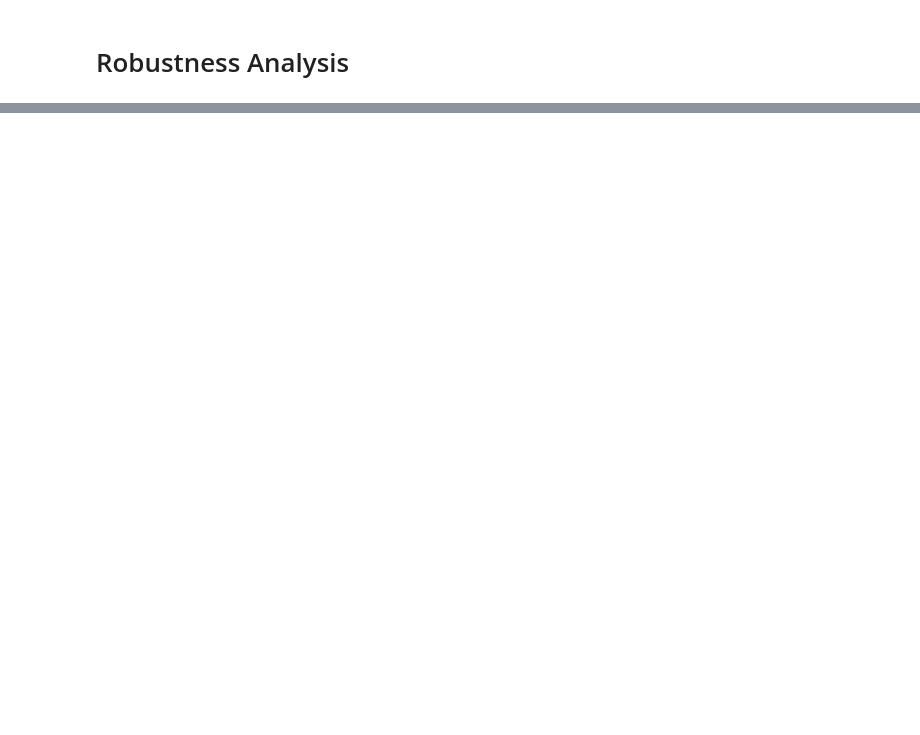
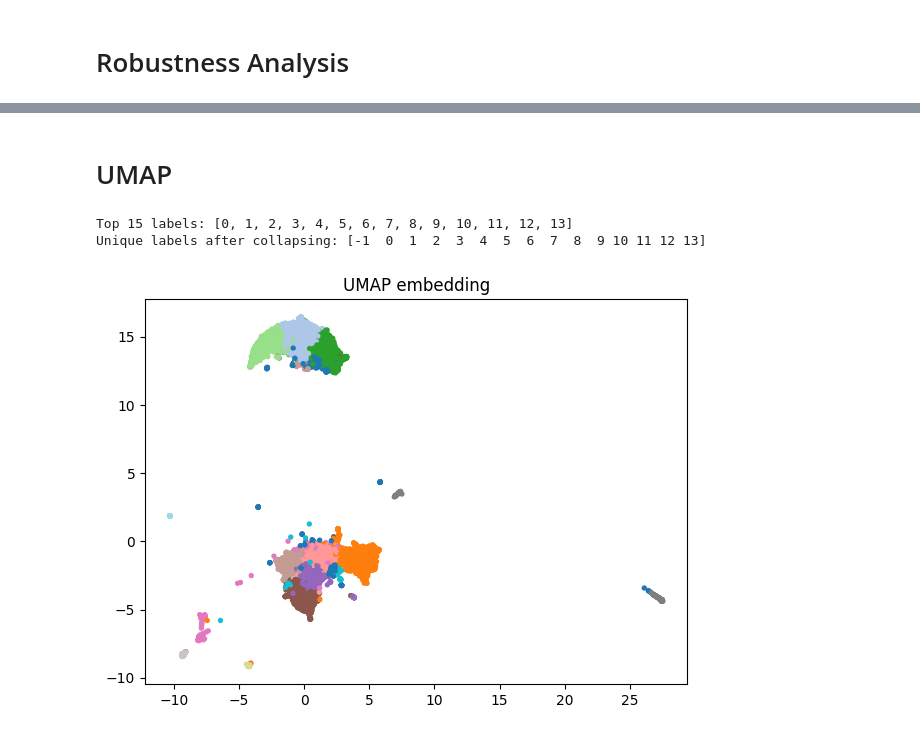
Before and after one commit to Monomanae/DDBC-hypergraph, a Jupyter notebook: Methods/DDBC/Diffusion_Distance_Based_Clustering.ipynb, the cells around one changed output, grey strips where cells are left out. Drawn from its saved outputs; the diff is of its cells as text; code cells hidden in the pictures; blank space fills up the shorter version.

```diff
--- a/Methods/DDBC/Diffusion_Distance_Based_Clustering.ipynb
+++ b/Methods/DDBC/Diffusion_Distance_Based_Clustering.ipynb
@@ -2134,0 +2192,2 @@ Median ARI: 0.7616582328174484
+# %% [markdown]
+# UMAP
@@ -2134,0 +2236,4 @@ Median ARI: 0.7616582328174484
+# %%
+diffusion_dist_padded = pad_rows_simple(ddm_agg, n_neighbors=num_neighbors)
+# %%
+diffusion_dist_agg_sym = knn_symmetric(diffusion_dist_padded, sym_method="average")
@@ -2134,0 +2270,23 @@ Median ARI: 0.7616582328174484
+# %%
+labels_collapsed, top15 = collapse_labels_top_k(labels, k=top_m, other_label=-1)
+
+print("Top 15 labels:", top15)
+print("Unique labels after collapsing:", np.unique(labels_collapsed))
+# %% [output]
+Top 15 labels: [0, 1, 2, 3, 4, 5, 6, 7, 8, 9, 10, 11, 12, 13]
+Unique labels after collapsing: [-1  0  1  2  3  4  5  6  7  8  9 10 11 12 13]
+# %%
+embedding = umap.UMAP(metric='precomputed', n_neighbors=190).fit_transform(diffusion_dist_agg_sym)
+
+plt.figure(figsize=(7,5))
+plt.scatter(
+    embedding[:,0],
+    embedding[:,1],
+    c=labels_collapsed,
+    cmap="tab20",
+    s=8
+)
+plt.title("UMAP embedding")
+plt.show()
+# %% [output]
+[figure, added]
```
Also changed, not shown: parts of 18 cells of this notebook, 7 other files.
